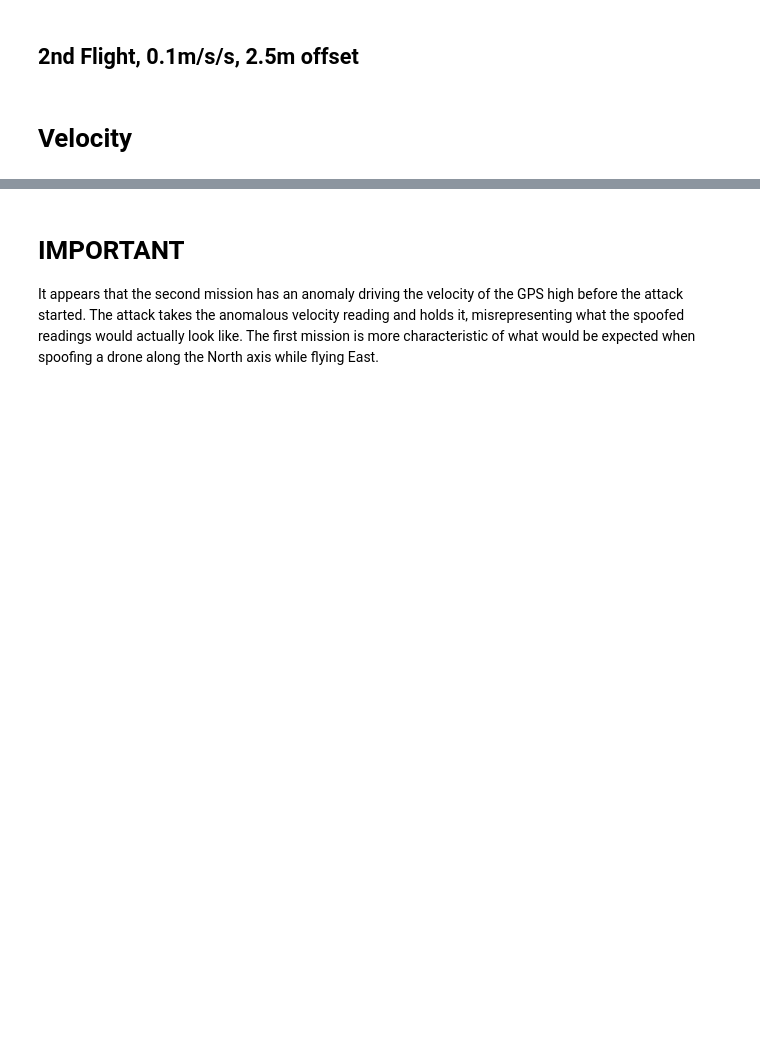
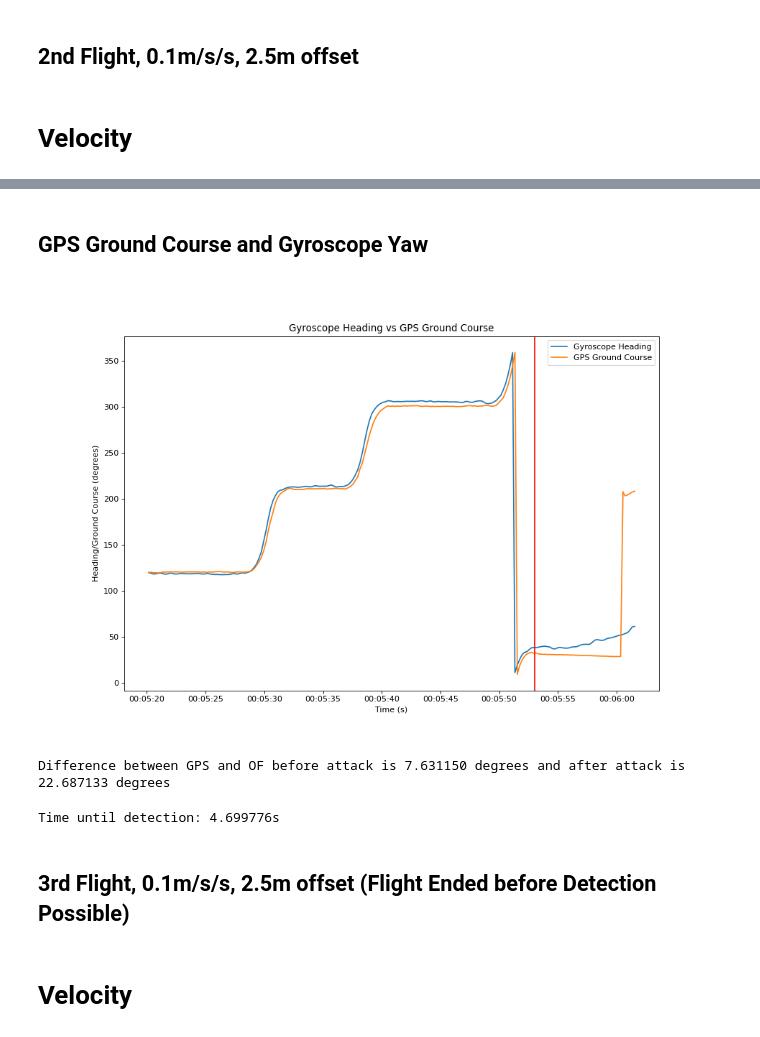
Before and after one commit to BaileySri/Practical-Software-Defense-for-GPS-Spoofing-on-a-Hobby-UAV-Offline, a Jupyter notebook: notebooks/1.4-bks-GPS-InFlight.ipynb, the cells around one changed output, grey strips where cells are left out. Cells and saved outputs as stored; diff of their text form; code cells hidden in the pictures; blank space fills up the shorter version.

```diff
--- a/notebooks/1.4-bks-GPS-InFlight.ipynb
+++ b/notebooks/1.4-bks-GPS-InFlight.ipynb
@@ -251,4 +342,2 @@ Time until detection: 0.299776s
-# %% [markdown]
-# IMPORTANT
-
-It appears that the second mission has an anomaly driving the velocity of the GPS high before the attack started. The attack takes the anomalous velocity reading and holds it, misrepresenting what the spoofed readings would actually look like. The first mission is more characteristic of what would be expected when spoofing a drone along the North axis while flying East.
+# %% [markdown]
+## GPS Ground Course and Gyroscope Yaw
@@ -254,0 +365,56 @@ It appears that the second mission has an anomaly driving the velocity of the GP
+# %%
+#GPS Velocity
+gps = geodetic2ned(gpsMS.lat, gpsMS.lng, gpsMS.gpAlt)
+gps_north = (gps.North.diff().fillna(0)/(gpsMS.gpsMS.diff().dt.total_seconds()))[1:].reset_index(drop=True)
+gps_east = (gps.East.diff().fillna(0)/(gpsMS.gpsMS.diff().dt.total_seconds()))[1:].reset_index(drop=True)
+gps_down = (gps.Down.diff().fillna(0)/100/(gpsMS.gpsMS.diff().dt.total_seconds()))[1:].reset_index(drop=True)
+
+gps_east = pd.Series(gps_east)
+gps_north = pd.Series(gps_north)
+
+#GPS derived ground course
+gps_gc = []
+for reading in range(len(gps_north)):
+    gps_gc.append(degrees(atan2(gps_east[reading], gps_north[reading])) % 360)
+gps_gc = pd.Series(gps_gc, name="GPS Ground Course")
+
+#Matching gyroscope to the GPS update rate
+gyr_heading = trap_integrate(cUS.cUS.diff().dt.total_seconds().fillna(0).cumsum(), cUS.gyrz).apply(degrees).cumsum() % 360
+gyr_gps_heading = signal_match_and_cumsum(cUS.cUS.diff().dt.total_seconds().fillna(0).cumsum()[2:].reset_index(drop=True), change_in_signal(gyr_heading),
+                                          gpsMS.gpsMS.diff().dt.total_seconds().fillna(0).cumsum(), gps_gc)
+gyr_gps_heading = pd.Series(gyr_gps_heading, name="Gyroscope Heading")
+
+#Start both signals at 0 to align them
+gps_gc = (gps_gc - gps_gc[0] + 120) % 360
+gyr_gps_heading = (gyr_gps_heading - gyr_gps_heading[0] + 120)%360
+# %%
+plt.figure(figure, figsize=(12, 8), dpi=80)
+figure += 1
+plt.subplot(1, 1, 1)
+plt.plot(gpsMS.gpsMS[1:], gyr_gps_heading, label="Gyroscope Heading")
+plt.plot(gpsMS.gpsMS[1:], gps_gc, label="GPS Ground Course")
+plt.xlabel("Time (s)")
+plt.ylabel("Heading/Ground Course (degrees)")
+plt.title("Gyroscope Heading vs GPS Ground Course")
+ax.xaxis.set_major_formatter(dates.DateFormatter('%M:%S'))
+plt.axvline(attack_start, color='r')
+plt.legend()
+plt.show()
+# %% [output]
+[figure, added]
+# %%
+angle_diff = abs(diff(gps_gc[1:].reset_index(drop=True), gyr_gps_heading, wrap=True))
+
+print("Difference between GPS and OF before attack is %f degrees and after attack is %f degrees" % (
+       angle_diff[gpsMS.gpsMS < attack_start].max(),
+       angle_diff[(gpsMS.gpsMS >= attack_start) & (gpsMS.gpsMS < attack_end)].max())
+     )
+# %% [output]
+Difference between GPS and OF before attack is 7.631150 degrees and after attack is 22.687133 degrees
+# %%
+dt = (gpsMS.gpsMS[angle_diff[angle_diff>benign_angle].index[0]] - attack_start).total_seconds()
+print("Time until detection: %fs" % dt)
+# %% [output]
+Time until detection: 4.699776s
+# %% [markdown]
+## 3rd Flight, 0.1m/s/s, 2.5m offset (Flight Ended before Detection Possible)
@@ -254,0 +457,2 @@ It appears that the second mission has an anomaly driving the velocity of the GP
+# %% [markdown]
+# Velocity
```
Also changed, not shown: parts of 44 cells of this notebook, 9 other files.
